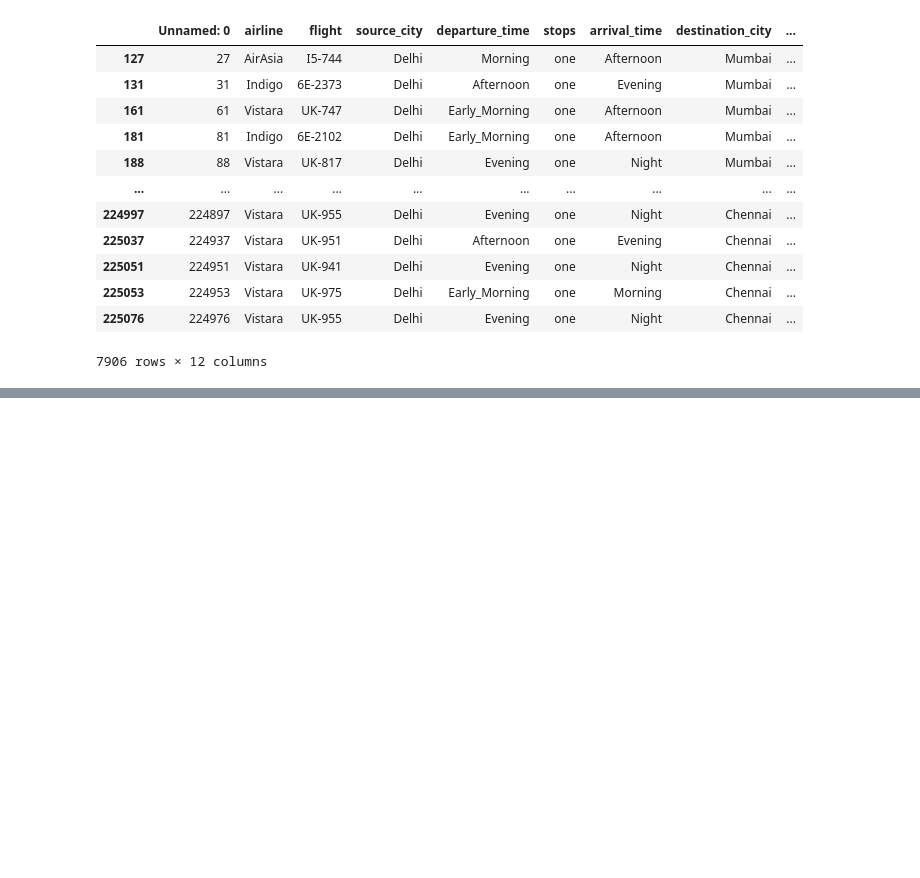
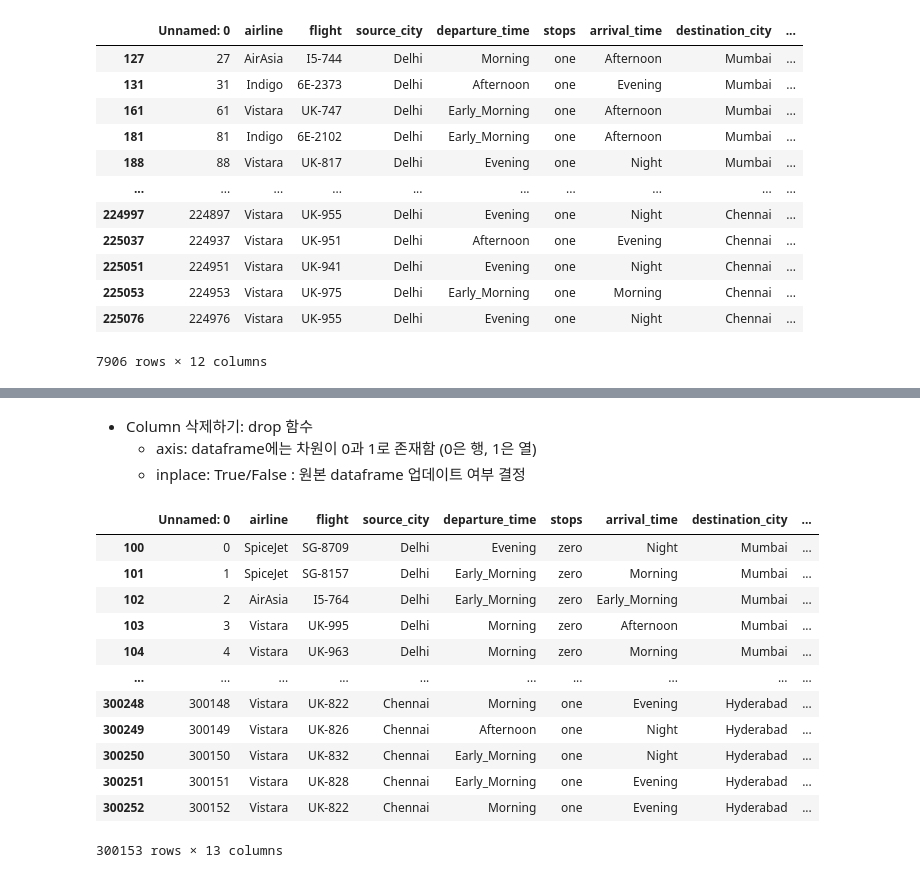
Before and after one commit to ipinid613/github_python_ML, a Jupyter notebook: KT_AICE/Pandas_이해_및_활용_DataFrame 살펴보기(실습)_240801.ipynb, the cells around one changed output, grey strips where cells are left out. Saved outputs shown, nothing was run; the diff lists cells and outputs as text; code cells hidden in the pictures; blank space fills up the shorter version.

```diff
--- a/KT_AICE/Pandas_이해_및_활용_DataFrame 살펴보기(실습)_240801.ipynb
+++ b/KT_AICE/Pandas_이해_및_활용_DataFrame 살펴보기(실습)_240801.ipynb
@@ -521,0 +525,4 @@ a3[ source_city & duration ]
+# %%
+# price를 두 배로 만들기
+a3['price2'] = a3['price'] * 2
+a3.head()
@@ -521,0 +536,4 @@ a3[ source_city & duration ]
+# %%
+# 기존 col을 연산해서 새로운 데이터 생성
+a3['price3'] = a3['price'] + a3['price2']
+a3.head()
@@ -521,0 +547,21 @@ a3[ source_city & duration ]
+# %% [markdown]
+- Column 삭제하기: drop 함수
+    - axis: dataframe에는 차원이 0과 1로 존재함 (0은 행, 1은 열)
+    - inplace: True/False : 원본 dataframe 업데이트 여부 결정
+# %%
+# price3 컬럼을 삭제
+a3.drop('price3', axis=1) # drop 함수 실행 시 a3 데이터프레임에 저장되는게 아니라, 단순 출력됨 주의 / 원본이 바뀌는게 아님!!
+# %% [output]
+|  | Unnamed: 0 | airline | flight | source_city | departure_time | stops | arrival_time | destination_city | ... |
+| 100 | 0 | SpiceJet | SG-8709 | Delhi | Evening | zero | Night | Mumbai | ... |
+| 101 | 1 | SpiceJet | SG-8157 | Delhi | Early_Morning | zero | Morning | Mumbai | ... |
+| 102 | 2 | AirAsia | I5-764 | Delhi | Early_Morning | zero | Early_Morning | Mumbai | ... |
+| 103 | 3 | Vistara | UK-995 | Delhi | Morning | zero | Afternoon | Mumbai | ... |
+| 104 | 4 | Vistara | UK-963 | Delhi | Morning | zero | Morning | Mumbai | ... |
+| ... | ... | ... | ... | ... | ... | ... | ... | ... | ... |
+| 300248 | 300148 | Vistara | UK-822 | Chennai | Morning | one | Evening | Hyderabad | ... |
+| 300249 | 300149 | Vistara | UK-826 | Chennai | Afternoon | one | Night | Hyderabad | ... |
+| 300250 | 300150 | Vistara | UK-832 | Chennai | Early_Morning | one | Night | Hyderabad | ... |
+| 300251 | 300151 | Vistara | UK-828 | Chennai | Early_Morning | one | Evening | Hyderabad | ... |
+| 300252 | 300152 | Vistara | UK-822 | Chennai | Morning | one | Evening | Hyderabad | ... |
+300153 rows × 13 columns
```
Also changed, not shown: parts of 29 cells of this notebook.
